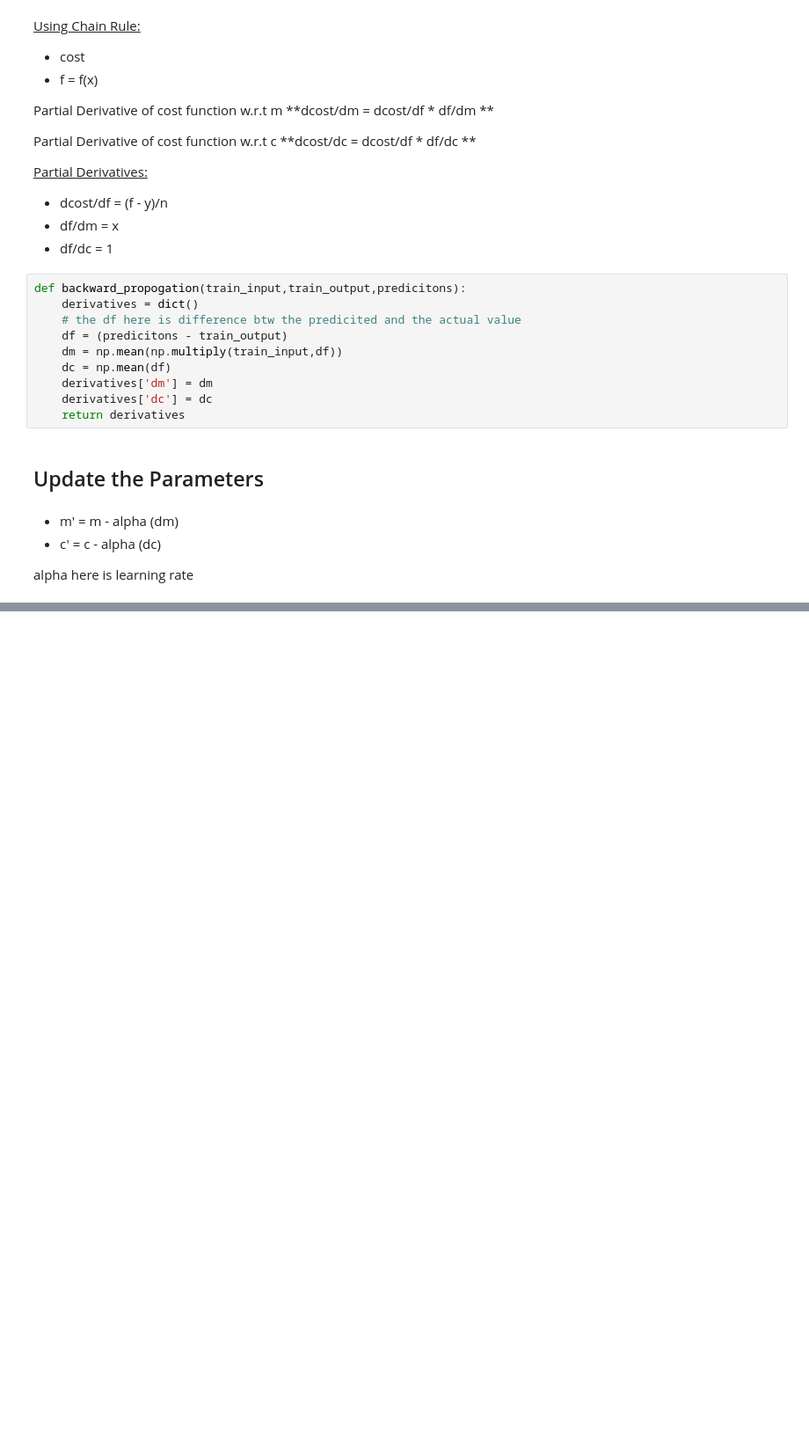
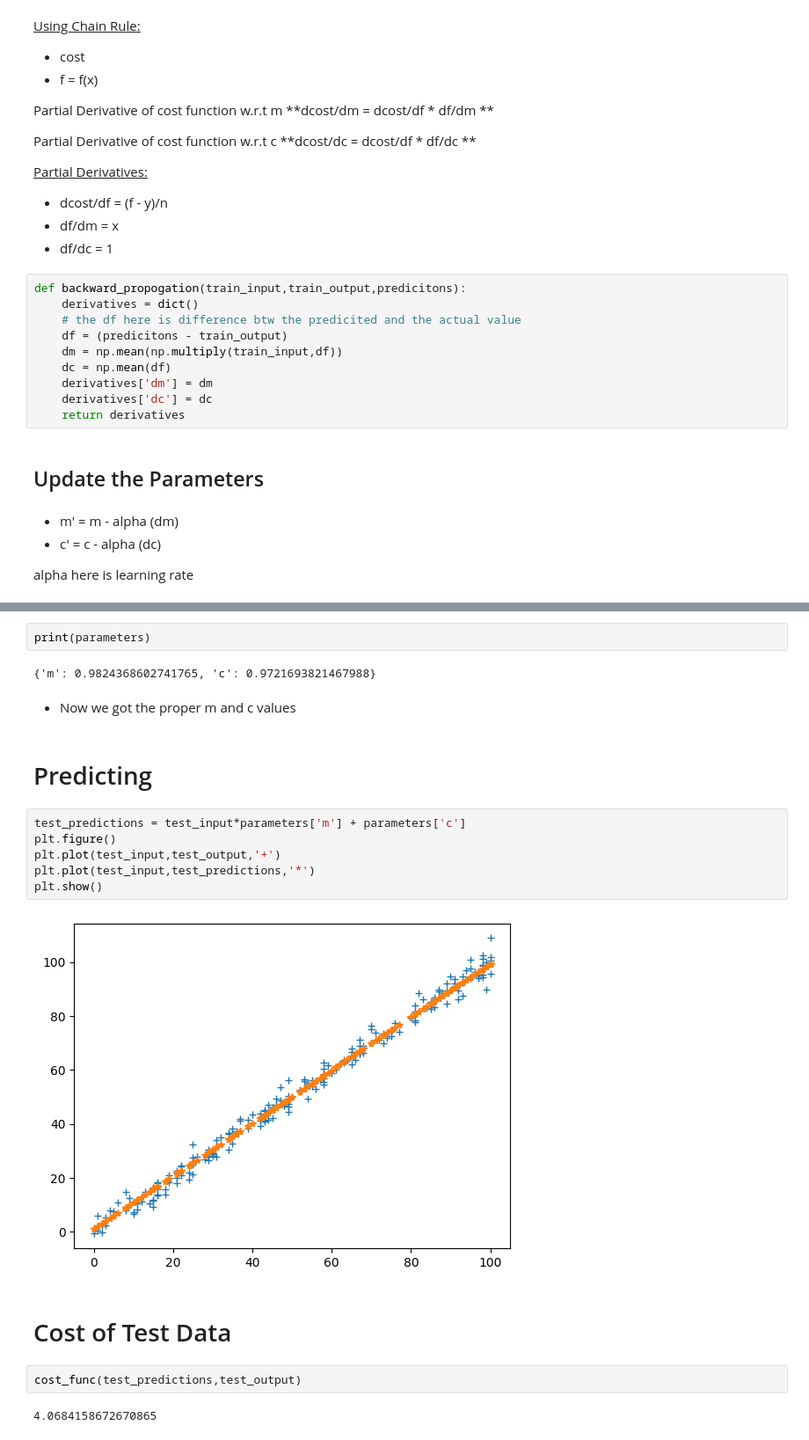
Before and after one commit to vishwajeet02/Machine_Learning_GFG, a Jupyter notebook: Linear_Regression/LR_from_Scratch.ipynb, the cells around one changed output, grey strips where cells are left out. Shown at 88% size. Drawn from its saved outputs; the diff is of its cells as text; blank space fills up the shorter version.

Commit message:
Done with the values from scratch functions

```diff
--- a/Linear_Regression/LR_from_Scratch.ipynb
+++ b/Linear_Regression/LR_from_Scratch.ipynb
@@ -150,0 +224,22 @@ def update_parameters(parameters,derivatives,learing_rate):
+# %%
+print(parameters)
+# %% [output]
+{'m': 0.9824368602741765, 'c': 0.9721693821467988}
+# %% [markdown]
+- Now we got the proper m and c values
+# %% [markdown]
+# Predicting
+# %%
+test_predictions = test_input*parameters['m'] + parameters['c']
+plt.figure()
+plt.plot(test_input,test_output,'+')
+plt.plot(test_input,test_predictions,'*')
+plt.show()
+# %% [output]
+[figure, added]
+# %% [markdown]
+# Cost of Test Data
+# %%
+cost_func(test_predictions,test_output)
+# %% [output]
+4.0684158672670865
```
Also changed, not shown: parts of 7 cells of this notebook.
